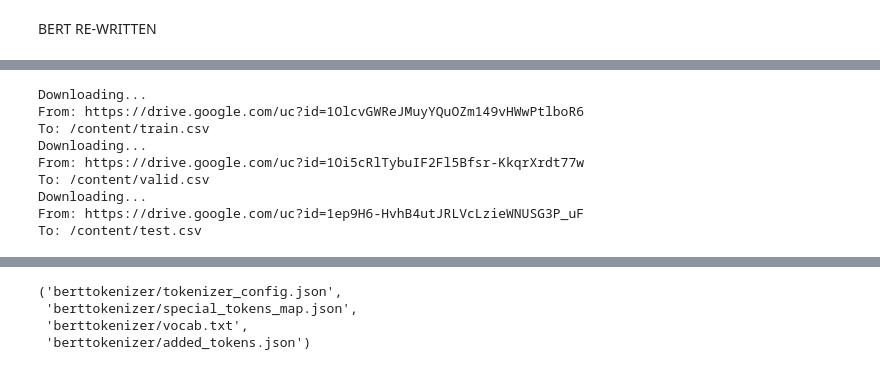
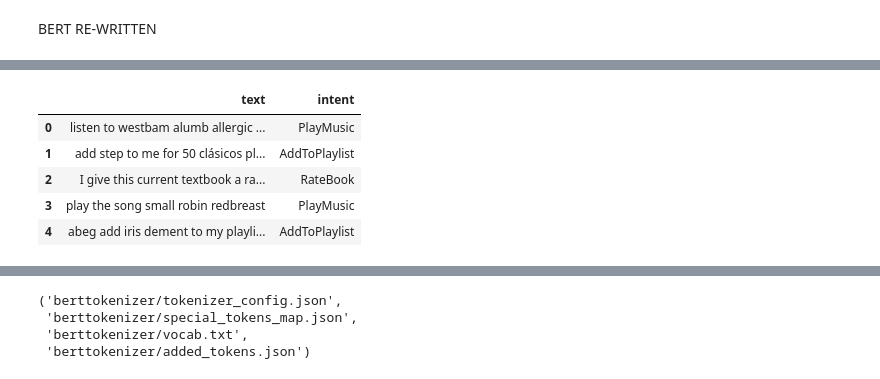
Before and after one commit to Adetayo047/intent_recognition_using_BERT, a Jupyter notebook: Intent_Recognition_with_BERT.ipynb, the cells around one changed output, grey strips where cells are left out. Drawn from its saved outputs; the diff is of its cells as text; code cells hidden in the pictures.

```diff
--- a/Intent_Recognition_with_BERT.ipynb
+++ b/Intent_Recognition_with_BERT.ipynb
@@ -25,24 +30,15 @@ Successfully installed huggingface-hub-0.16.4 safetensors-0.3.1 tokenizers-0.13.
-# %%
-# Reading Data from csvfiles
-import pandas as pd
-
-!gdown --id 1OlcvGWReJMuyYQuOZm149vHWwPtlboR6 --output train.csv
-!gdown --id 1Oi5cRlTybuIF2Fl5Bfsr-KkqrXrdt77w --output valid.csv
-!gdown --id 1ep9H6-HvhB4utJRLVcLzieWNUSG3P_uF --output test.csv
-
-train = pd.read_csv("train.csv")
-valid = pd.read_csv("valid.csv")
-test = pd.read_csv("test.csv")
-# %% [output]
-Downloading...
-From: https://drive.google.com/uc?id=1OlcvGWReJMuyYQuOZm149vHWwPtlboR6
-To: /content/train.csv
-Downloading...
-From: https://drive.google.com/uc?id=1Oi5cRlTybuIF2Fl5Bfsr-KkqrXrdt77w
-To: /content/valid.csv
-Downloading...
-From: https://drive.google.com/uc?id=1ep9H6-HvhB4utJRLVcLzieWNUSG3P_uF
-To: /content/test.csv
+# %%
+# Reading Data from csvfiles
+import pandas as pd
+df = pd.read_excel('/content/drive/MyDrive/intent Recognition/Pidgin Intent.xlsx')
+df.head()
+# %% [output]
+|  | text | intent |
+| 0 | listen to westbam alumb allergic ... | PlayMusic |
+| 1 | add step to me for 50 clásicos pl... | AddToPlaylist |
+| 2 | I give this current textbook a ra... | RateBook |
+| 3 | play the song small robin redbreast | PlayMusic |
+| 4 | abeg add iris dement to my playli... | AddToPlaylist |
 # %%
 import pandas as pd
 import tensorflow as tf
```
Also changed, not shown: parts of 4 cells of this notebook.
